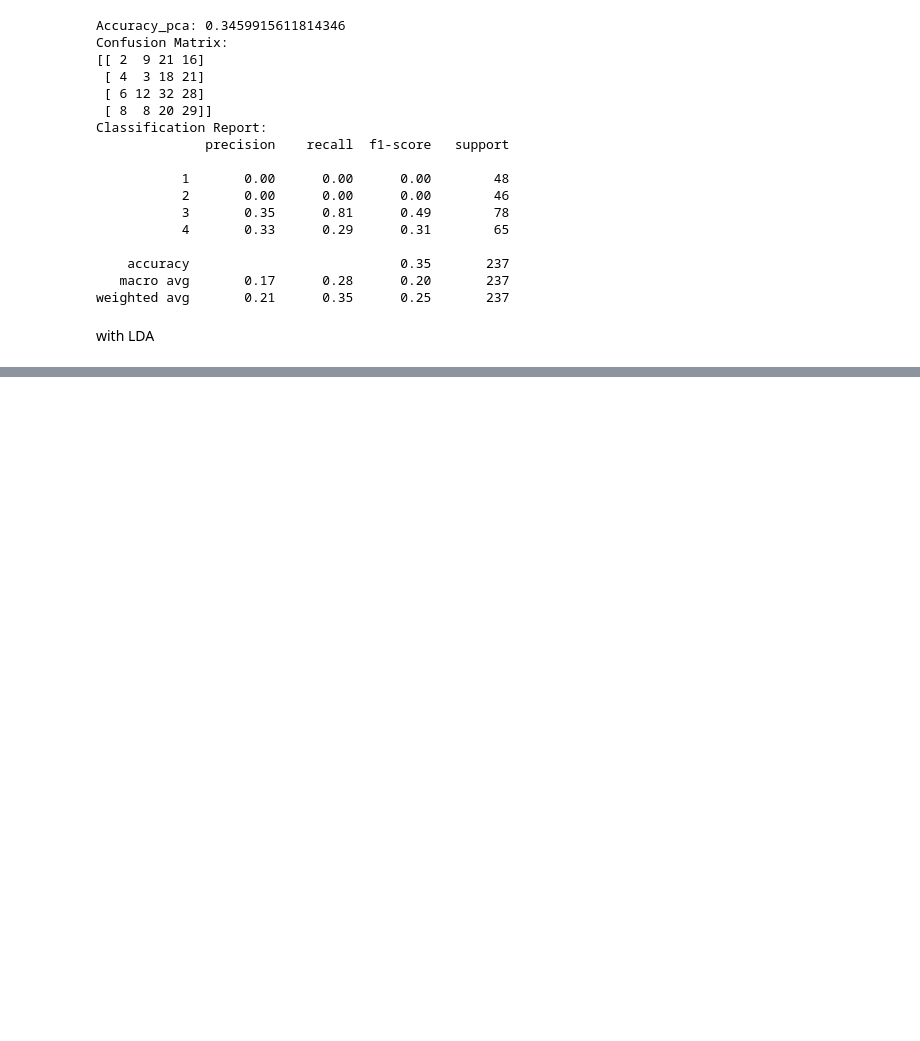
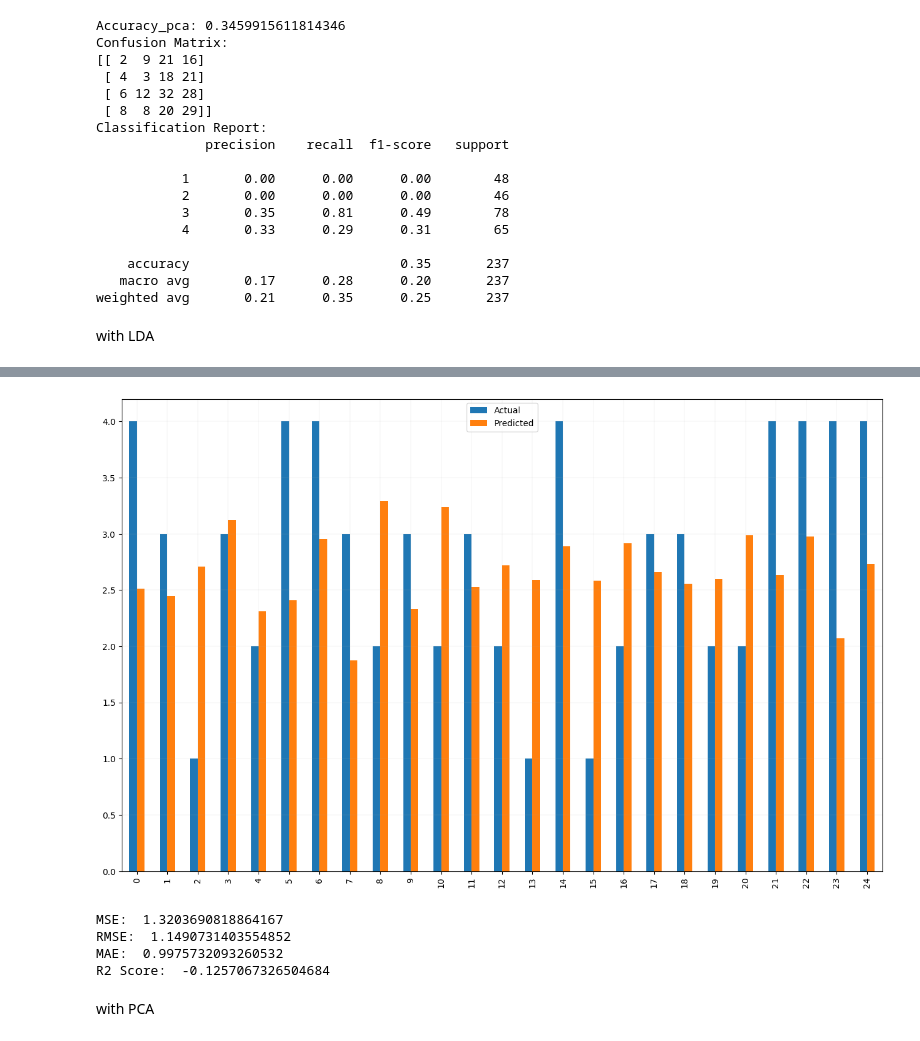
Before and after one commit to pardmanjera/PardonManjera_sba23346_Lvl8_CA2_Integrated, a Jupyter notebook: job_satisfaction_prediction.ipynb, the cells around one changed output, grey strips where cells are left out. Cells and saved outputs as stored; diff of their text form; code cells hidden in the pictures; blank space fills up the shorter version.

```diff
--- a/job_satisfaction_prediction.ipynb
+++ b/job_satisfaction_prediction.ipynb
@@ -1302,0 +1355,30 @@ with LDA
+# %%
+from sklearn.model_selection import train_test_split, GridSearchCV
+
+knn_model = KNeighborsClassifier()
+
+param_grid = {'n_neighbors': [3, 5, 7, 9],
+              'weights': ['uniform', 'distance'],
+              'p': [1, 2]}
+
+grid_search = GridSearchCV(knn_model, param_grid, cv=5)
+grid_search.fit(X_train, y_train)
+
+best_params = grid_search.best_params_
+
+best_knn_model = KNeighborsClassifier(**best_params)
+best_knn_model.fit(X_train, y_train)
+
+y_predg = best_knn_model.predict(X_test)
+
+
+accuracy = accuracy_score(y_test, y_predg)
+conf_matrix = confusion_matrix(y_test, y_predg)
+classification_rep = classification_report(y_test, y_predg)
+
+print(f'Best Hyperparameters: {best_params}')
+print(f'Accuracy: {accuracy}')
+print('Confusion Matrix:')
+print(conf_matrix)
+print('Classification Report:')
+print(classification_rep)
@@ -1302,0 +1494,3 @@ with LDA
+# %%
+XGB = XGBRegressor(n_estimators=100, learning_rate=0.1)
+XGB.fit(X_train,y_train)
@@ -1302,0 +1509,34 @@ with LDA
+# %%
+y_pred_xgb = XGB.predict(X_test)
+# %%
+df_xgb = pd.DataFrame({'Actual': y_test.to_numpy().flatten(), 'Predicted': y_pred_xgb.flatten()})
+df1 = df_xgb.head(25)
+df1.plot(kind='bar',figsize=(16,10))
+plt.grid(which='major', linestyle='-', linewidth='0.1')
+plt.grid(which='minor', linestyle=':', linewidth='0.1')
+plt.show()
+# %% [output]
+[figure, added]
+# %%
+from sklearn.metrics import mean_squared_error,mean_absolute_error ,r2_score
+
+MSE_XGB=mean_squared_error(y_test, y_pred_xgb)
+print("MSE: ", mean_squared_error(y_test, y_pred_xgb))
+
+
+RMSE_XGB=np.sqrt(mean_squared_error(y_test, y_pred_xgb))
+print("RMSE: ", np.sqrt(mean_squared_error(y_test, y_pred_xgb)))
+
+
+MAE_XGB=np.sqrt(mean_absolute_error(y_test, y_pred_xgb))
+print("MAE: ", np.sqrt(mean_absolute_error(y_test, y_pred_xgb)))
+
+R2_XGB=r2_score(y_test, y_pred_xgb)
+print("R2 Score: ", r2_score(y_test, y_pred_xgb))
+# %% [output]
+MSE:  1.3203690818864167
+RMSE:  1.1490731403554852
+MAE:  0.9975732093260532
+R2 Score:  -0.1257067326504684
+# %% [markdown]
+with PCA
```
Also changed, not shown: parts of 30 cells of this notebook, 2 other files.
